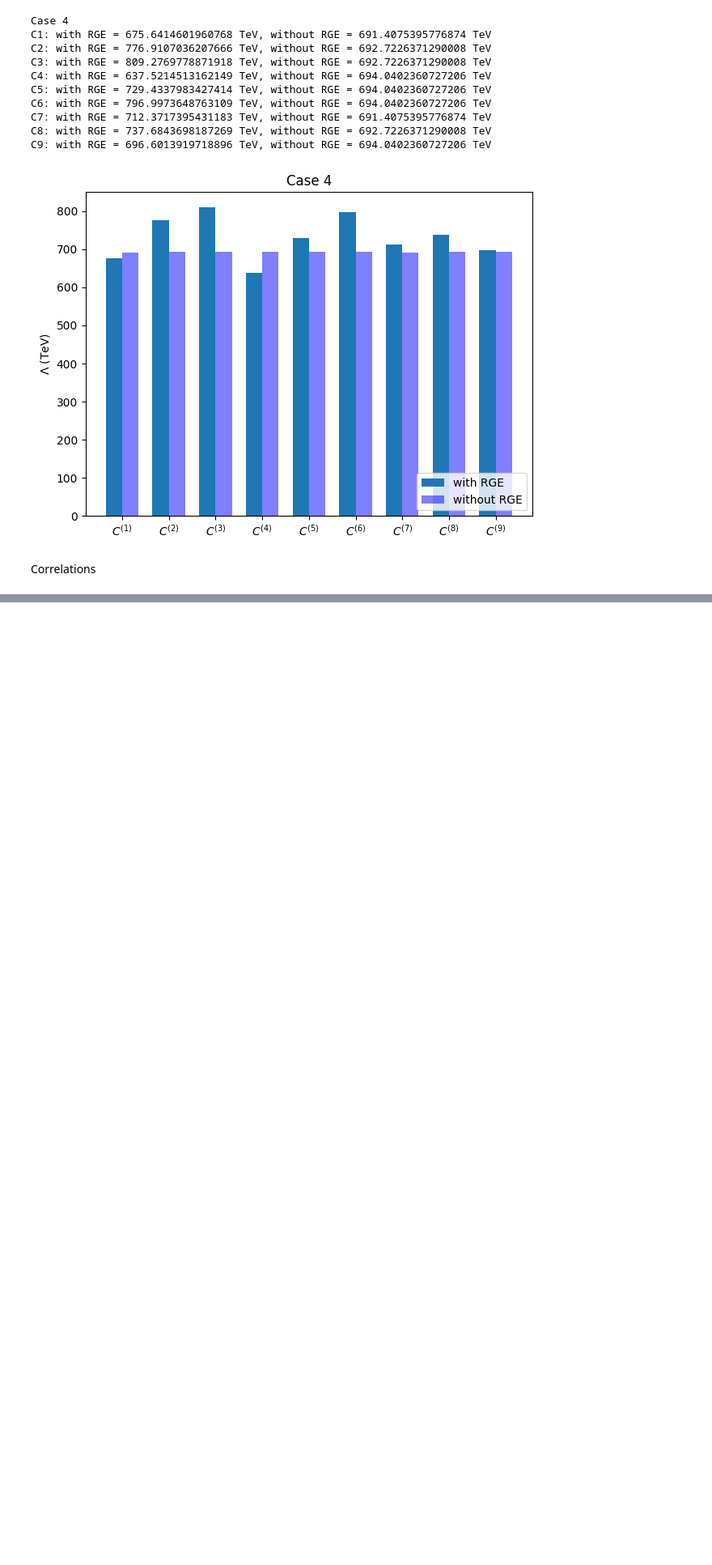
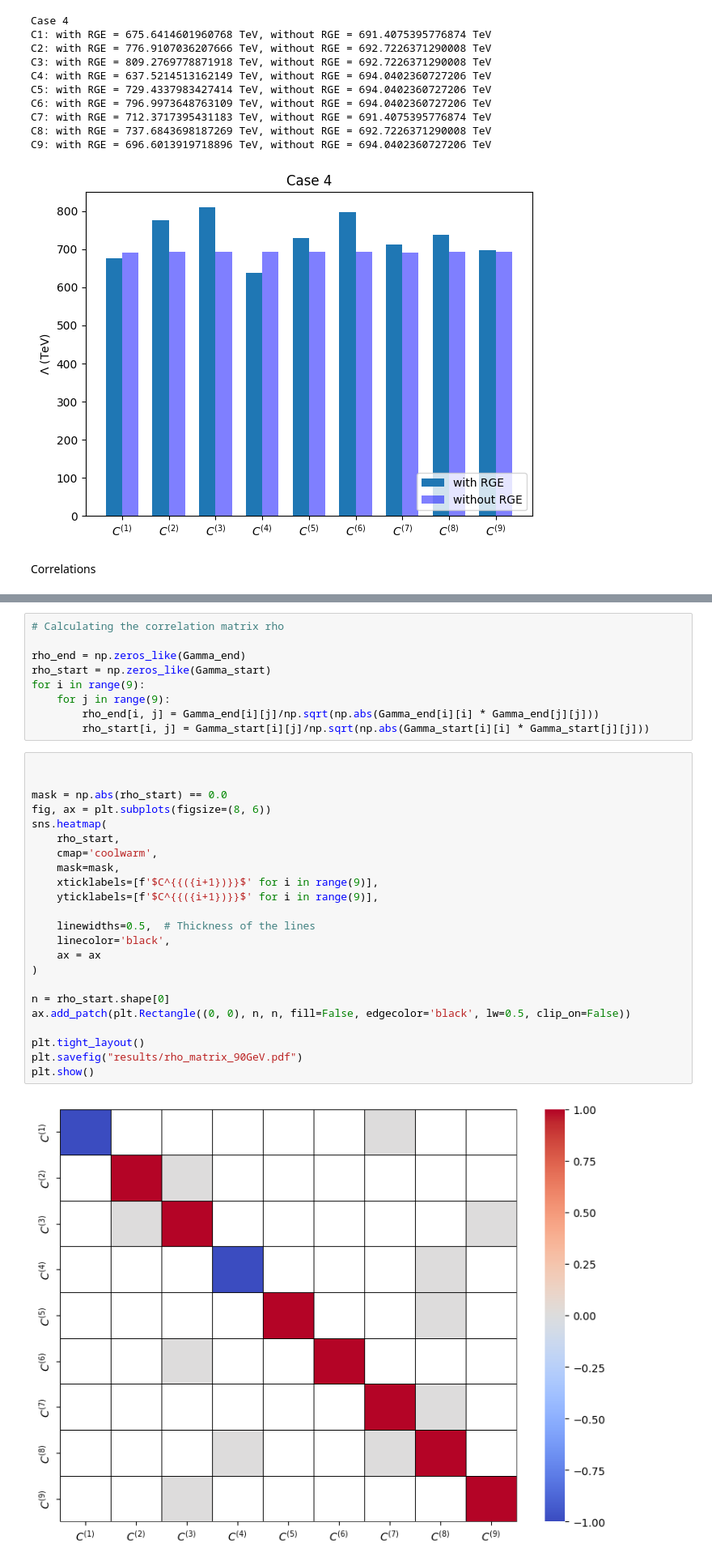
Before and after one commit to rp-winter/bnv-running, a Jupyter notebook: n-n_bar-oscillation/wc_evol_and_lambda.ipynb, the cells around one changed output, grey strips where cells are left out. Shown at 81% size. Cells and saved outputs as stored; diff of their text form; blank space fills up the shorter version.

Commit message:
Correlation matrix defined as rho

```diff
--- a/n-n_bar-oscillation/wc_evol_and_lambda.ipynb
+++ b/n-n_bar-oscillation/wc_evol_and_lambda.ipynb
@@ -465,0 +439,34 @@ plt.show()
+# %%
+# Calculating the correlation matrix rho
+
+rho_end = np.zeros_like(Gamma_end)
+rho_start = np.zeros_like(Gamma_start)
+for i in range(9):
+    for j in range(9):
+        rho_end[i, j] = Gamma_end[i][j]/np.sqrt(np.abs(Gamma_end[i][i] * Gamma_end[j][j]))
+        rho_start[i, j] = Gamma_start[i][j]/np.sqrt(np.abs(Gamma_start[i][i] * Gamma_start[j][j]))
+# %%
+
+
+mask = np.abs(rho_start) == 0.0
+fig, ax = plt.subplots(figsize=(8, 6))
+sns.heatmap(
+    rho_start,
+    cmap='coolwarm',
+    mask=mask,
+    xticklabels=[f'$C^{{({i+1})}}$' for i in range(9)],
+    yticklabels=[f'$C^{{({i+1})}}$' for i in range(9)],
+
+    linewidths=0.5,  # Thickness of the lines
+    linecolor='black',
+    ax = ax
+)
+
+n = rho_start.shape[0]
+ax.add_patch(plt.Rectangle((0, 0), n, n, fill=False, edgecolor='black', lw=0.5, clip_on=False))
+
+plt.tight_layout()
+plt.savefig("results/rho_matrix_90GeV.pdf")
+plt.show()
+# %% [output]
+[figure, added]
```
Also changed, not shown: parts of 6 cells of this notebook, 10 other files.
